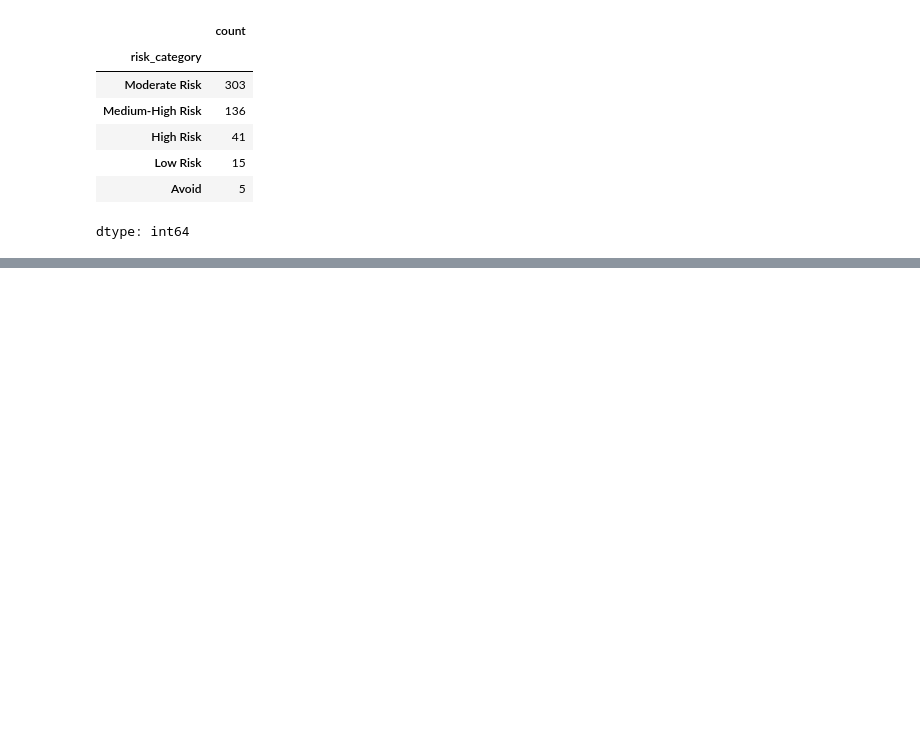
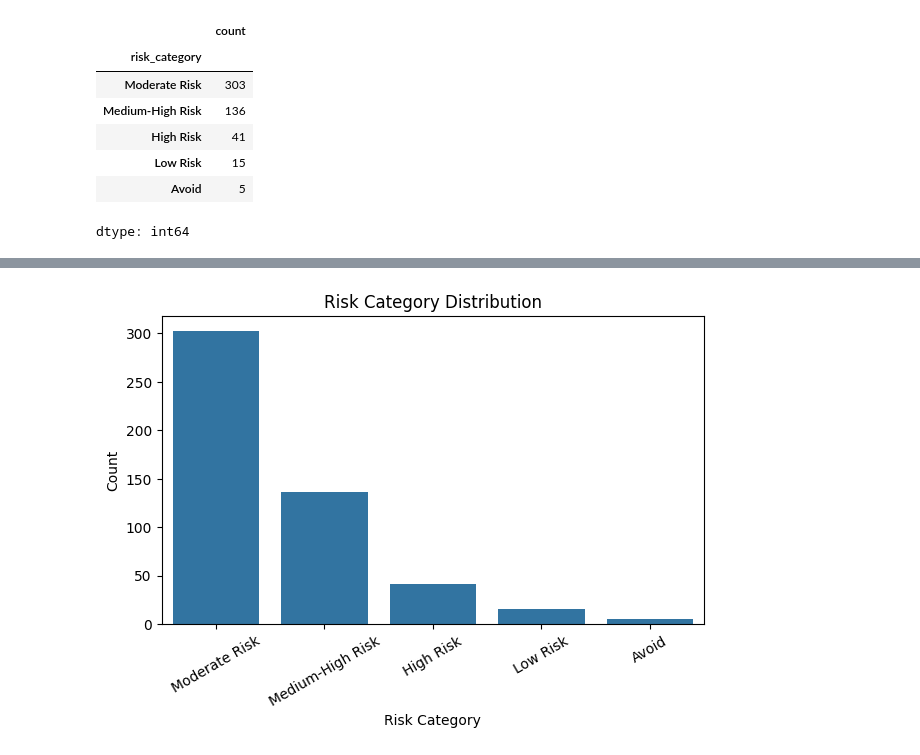
Before and after one commit to tanjiro-01/cf_realestate, a Jupyter notebook: real_estate_cf.ipynb, the cells around one changed output, grey strips where cells are left out. Cells and saved outputs as stored; diff of their text form; code cells hidden in the pictures; blank space fills up the shorter version.

```diff
--- a/real_estate_cf.ipynb
+++ b/real_estate_cf.ipynb
@@ -163,0 +177,14 @@ dtype: int64
+# %%
+plt.figure(figsize=(7,4))
+sns.countplot(
+    data=df,
+    x="risk_category",
+    order=df["risk_category"].value_counts().index
+)
+plt.title("Risk Category Distribution")
+plt.xlabel("Risk Category")
+plt.ylabel("Count")
+plt.xticks(rotation=30)
+plt.show()
+# %% [output]
+[figure, added]
```
Also changed, not shown: parts of 7 cells of this notebook.
